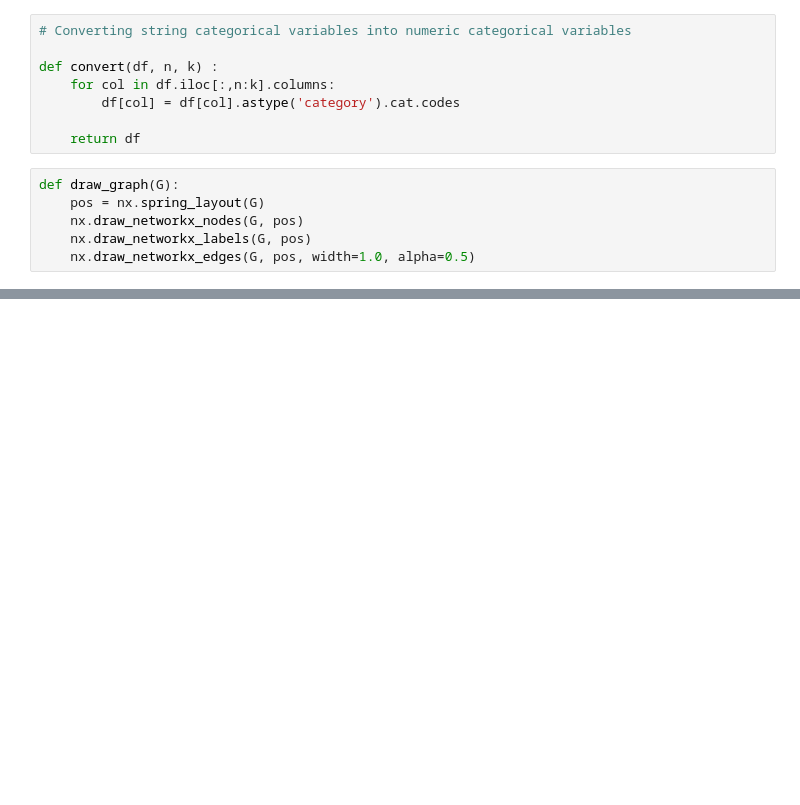
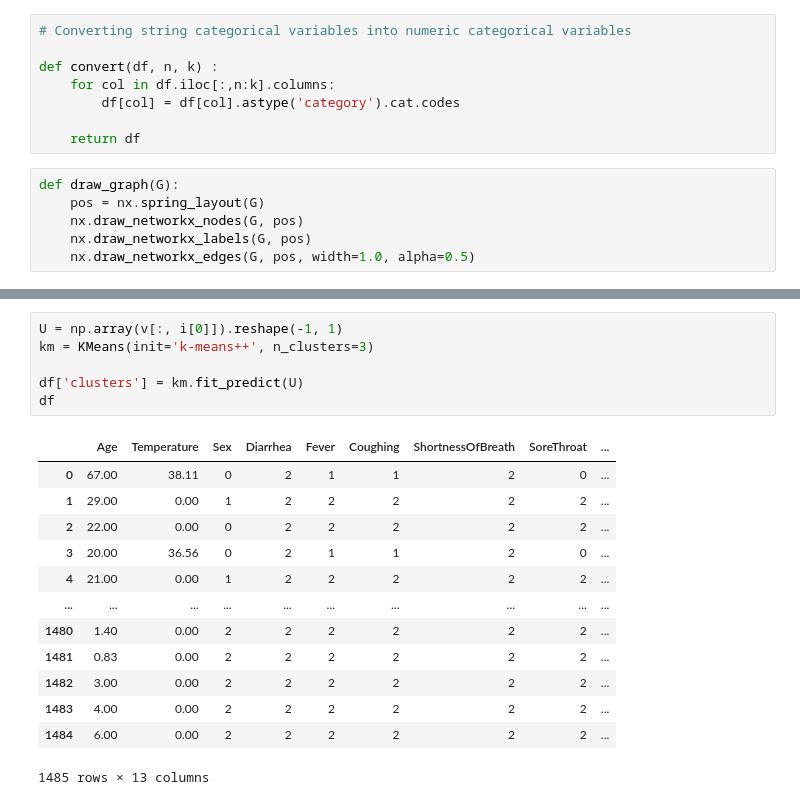
Before and after one commit to evelina03/spectral_clustering, a Jupyter notebook: Dataset_2/Shi And Malik Algorithm.ipynb, the cells around one changed output, grey strips where cells are left out. Drawn from its saved outputs; the diff is of its cells as text; blank space fills up the shorter version.

```diff
--- a/Dataset_2/Shi And Malik Algorithm.ipynb
+++ b/Dataset_2/Shi And Malik Algorithm.ipynb
@@ -155,0 +164,20 @@ LinAlgError: Array must not contain infs or NaNs
+# %%
+U = np.array(v[:, i[0]]).reshape(-1, 1)
+km = KMeans(init='k-means++', n_clusters=3)
+
+df['clusters'] = km.fit_predict(U)
+df
+# %% [output]
+|  | Age | Temperature | Sex | Diarrhea | Fever | Coughing | ShortnessOfBreath | SoreThroat | ... |
+| 0 | 67.00 | 38.11 | 0 | 2 | 1 | 1 | 2 | 0 | ... |
+| 1 | 29.00 | 0.00 | 1 | 2 | 2 | 2 | 2 | 2 | ... |
+| 2 | 22.00 | 0.00 | 0 | 2 | 2 | 2 | 2 | 2 | ... |
+| 3 | 20.00 | 36.56 | 0 | 2 | 1 | 1 | 2 | 0 | ... |
+| 4 | 21.00 | 0.00 | 1 | 2 | 2 | 2 | 2 | 2 | ... |
+| ... | ... | ... | ... | ... | ... | ... | ... | ... | ... |
+| 1480 | 1.40 | 0.00 | 2 | 2 | 2 | 2 | 2 | 2 | ... |
+| 1481 | 0.83 | 0.00 | 2 | 2 | 2 | 2 | 2 | 2 | ... |
+| 1482 | 3.00 | 0.00 | 2 | 2 | 2 | 2 | 2 | 2 | ... |
+| 1483 | 4.00 | 0.00 | 2 | 2 | 2 | 2 | 2 | 2 | ... |
+| 1484 | 6.00 | 0.00 | 2 | 2 | 2 | 2 | 2 | 2 | ... |
+1485 rows × 13 columns
```
Also changed, not shown: parts of 8 cells of this notebook.
